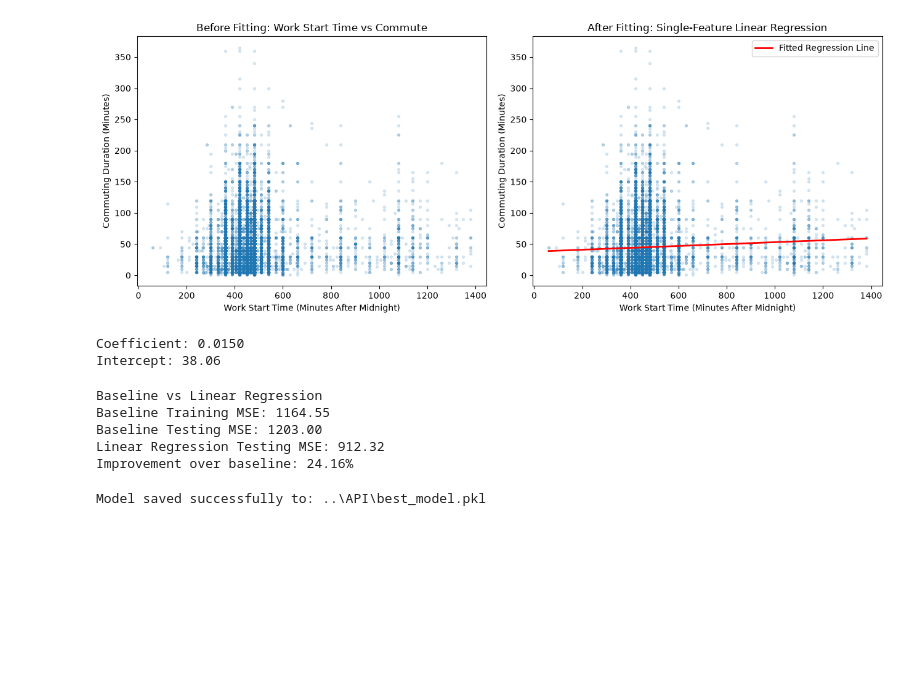
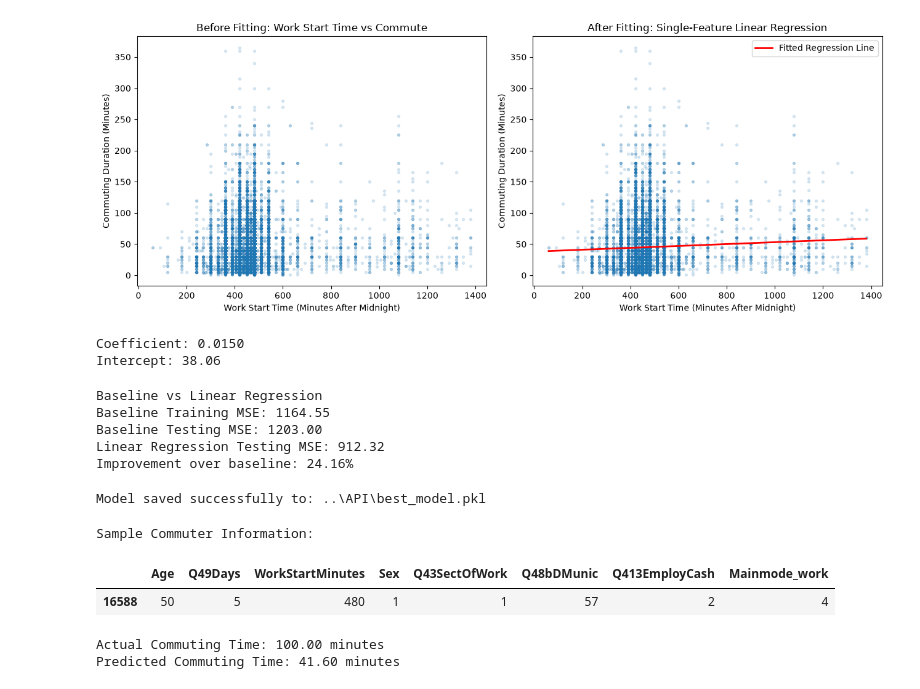
Before and after one commit to EKIRABO/linear_regression_model, a Jupyter notebook: summative/linear_regression/multivariate.ipynb, the cells around one changed output. Cells and saved outputs as stored; diff of their text form; code cells hidden in the pictures; blank space fills up the shorter version.

```diff
--- a/summative/linear_regression/multivariate.ipynb
+++ b/summative/linear_regression/multivariate.ipynb
@@ -929,3 +927,32 @@ joblib.dump(linear_pipeline, model_path)
 print(f"Model saved successfully to: {model_path}")
 # %% [output]
 Model saved successfully to: ..\API\best_model.pkl
+# %%
+# Defining the path to our saved model
+model_path = Path("../API/best_model.pkl")
+
+# Loading the saved model from disk
+loaded_model = joblib.load(model_path)
+
+# Selecting one observation from our testing dataset
+sample_input = X_test.iloc[[0]]
+
+# Retrieving the actual commuting time for comparison
+actual_time = y_test.iloc[0]
+
+# Predicting commuting time using the loaded model
+predicted_time = loaded_model.predict(sample_input)[0]
+
+# Displaying the input features
+print("Sample Commuter Information:")
+display(sample_input)
+
+# Displaying actual and predicted commuting times
+print(f"Actual Commuting Time: {actual_time:.2f} minutes")
+print(f"Predicted Commuting Time: {predicted_time:.2f} minutes")
+# %% [output]
+Sample Commuter Information:
+|  | Age | Q49Days | WorkStartMinutes | Sex | Q43SectOfWork | Q48bDMunic | Q413EmployCash | Mainmode_work |
+| 16588 | 50 | 5 | 480 | 1 | 1 | 57 | 2 | 4 |
+Actual Commuting Time: 100.00 minutes
+Predicted Commuting Time: 41.60 minutes
```
Also changed, not shown: parts of 4 cells of this notebook, 4 other files.
